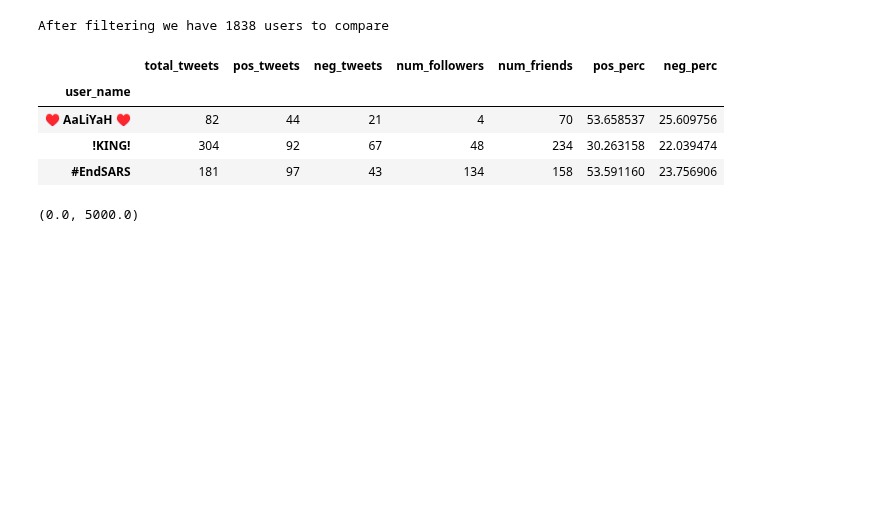
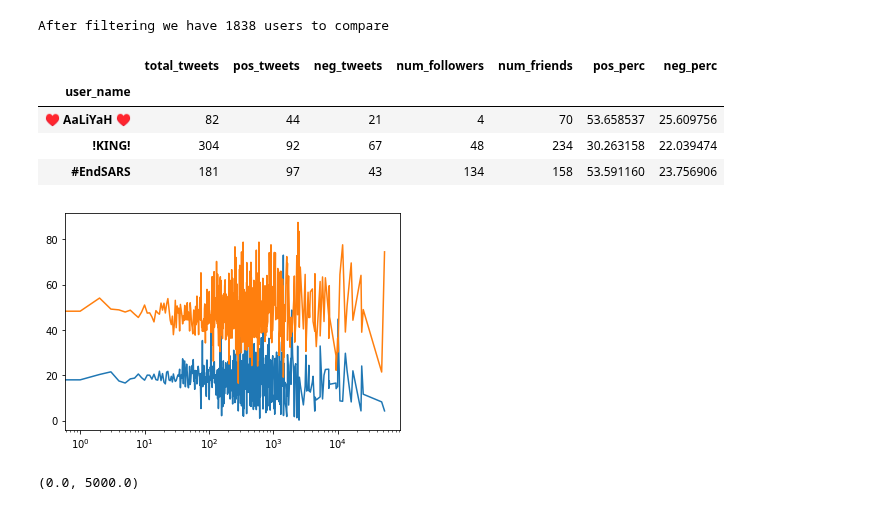
Before and after one commit to epfl-ada/ada-2020-project-milestone-p3-p3_musetti-adaletti, a Jupyter notebook: Creative_extension_analysis.ipynb, the cells around one changed output. Drawn from its saved outputs; the diff is of its cells as text; code cells hidden in the pictures; blank space fills up the shorter version.

```diff
--- a/Creative_extension_analysis.ipynb
+++ b/Creative_extension_analysis.ipynb
@@ -660,6 +660,14 @@ sent_follow_filtered.head(3)
 | ♥ AaLiYaH ♥ | 82 | 44 | 21 | 4 | 70 | 53.658537 | 25.609756 |
 | !KING! | 304 | 92 | 67 | 48 | 234 | 30.263158 | 22.039474 |
 | #EndSARS | 181 | 97 | 43 | 134 | 158 | 53.591160 | 23.756906 |
+# %%
+kk = sent_follow_filtered.groupby('num_followers').agg({"neg_perc":"mean", "pos_perc":"mean"})
+# %%
+plt.plot(kk.index,kk.neg_perc)
+plt.plot(kk.index,kk.pos_perc)
+plt.xscale('log')
+# %% [output]
+[figure, added]
 # %%
 
 sns.jointplot(sent_follow_filtered['neg_perc'], sent_follow_filtered['num_followers'], kind="hex")
```
Also changed, not shown: parts of 1 cell of this notebook.
